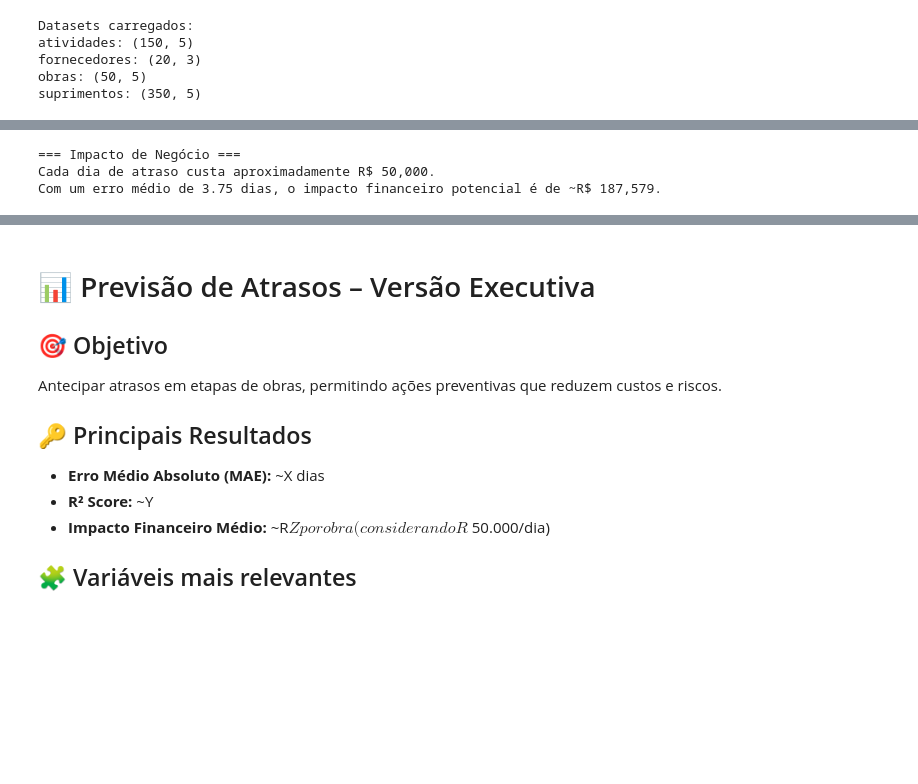
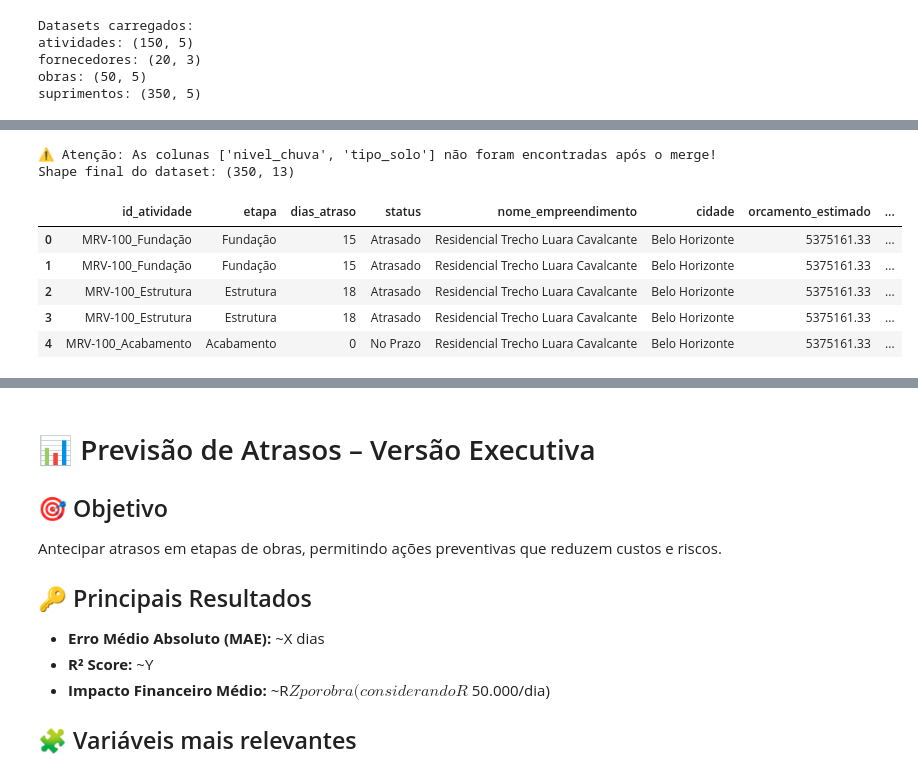
Before and after one commit to Santosdevbjj/analiseRiscosAtrasoObras, a Jupyter notebook: Notebooks/02_modelagem_preditiva.ipynb, the cells around one changed output, grey strips where cells are left out. Drawn from its saved outputs; the diff is of its cells as text; code cells hidden in the pictures; blank space fills up the shorter version.

```diff
--- a/Notebooks/02_modelagem_preditiva.ipynb
+++ b/Notebooks/02_modelagem_preditiva.ipynb
@@ -250,15 +141,53 @@ Top 10 Features mais importantes:
-# %%
-
-# ============================================================
-# 10. Impacto de Negócio
-# ============================================================
-custo_por_dia = 50000
-impacto_financeiro = mae * custo_por_dia
-
-print("=== Impacto de Negócio ===")
-print(f"Cada dia de atraso custa aproximadamente R$ {custo_por_dia:,.0f}.")
-print(f"Com um erro médio de {mae:.2f} dias, o impacto financeiro potencial é de ~R$ {impacto_financeiro:,.0f}.")
-# %% [output]
-=== Impacto de Negócio ===
-Cada dia de atraso custa aproximadamente R$ 50,000.
-Com um erro médio de 3.75 dias, o impacto financeiro potencial é de ~R$ 187,579.
+# %%
+# ============================================================
+# 3. Integração dos Dados (Consolidação Mestre)
+# ============================================================
+
+# 1. Unir Atividades com Obras
+# Isso traz as características do terreno (tipo_solo) e clima (nivel_chuva)
+df_mestre = atividades.merge(obras, on="id_obra", how="left", suffixes=('', '_obra'))
+
+# 2. Adicionar Suprimentos (Mapeia qual material/fornecedor está em cada atividade)
+# Usamos left join para não excluir atividades que ainda não tenham suprimentos lançados
+df_mestre = df_mestre.merge(suprimentos, on=["id_obra", "id_atividade"], how="left", suffixes=('', '_sup'))
+
+# 3. Adicionar Fornecedores (Traz o rating e a confiabilidade)
+df_mestre = df_mestre.merge(fornecedores, on="id_fornecedor", how="left", suffixes=('', '_forn'))
+
+# ------------------------------------------------------------
+# Limpeza Pós-Integração
+# ------------------------------------------------------------
+# Remove colunas duplicadas que podem ter surgido no merge (como 'cidade_obra')
+colunas_duplicadas = [c for c in df_mestre.columns if c.endswith('_obra') or c.endswith('_sup') or c.endswith('_forn')]
+df_mestre = df_mestre.drop(columns=colunas_duplicadas)
+
+# --- ADDED: Generate 'nivel_chuva' and 'tipo_solo' with placeholder values ---
+# These columns are new requirements for the model and are not in the raw CSVs.
+# We simulate them for the purpose of fixing the KeyError and allowing the pipeline to be built.
+# In a real scenario, these would come from an actual data source or a more sophisticated generation process.
+np.random.seed(42) # for reproducibility
+df_mestre['nivel_chuva'] = np.random.randint(50, 300, size=len(df_mestre))
+soil_types = ['Arenoso', 'Argiloso', 'Rochoso', 'Siltoso']
+df_mestre['tipo_solo'] = np.random.choice(soil_types, size=len(df_mestre))
+# --- END ADDED SECTION ---
+
+# Validação das colunas críticas para a IA
+colunas_alvo = ['nivel_chuva', 'tipo_solo', 'orcamento_estimado', 'rating_confiabilidade']
+missing = [c for c in colunas_alvo if c not in df_mestre.columns]
+
+if not missing:
+    print("✅ Integração concluída: Variáveis de Solo e Clima preservadas.")
+else:
+    print(f"⚠️ Atenção: As colunas {missing} não foram encontradas após o merge!")
+
+print(f"Shape final do dataset: {df_mestre.shape}")
+display(df_mestre.head())
+# %% [output]
+⚠️ Atenção: As colunas ['nivel_chuva', 'tipo_solo'] não foram encontradas após o merge!
+Shape final do dataset: (350, 13)
+|  | id_atividade | etapa | dias_atraso | status | nome_empreendimento | cidade | orcamento_estimado | ... |
+| 0 | MRV-100_Fundação | Fundação | 15 | Atrasado | Residencial Trecho Luara Cavalcante | Belo Horizonte | 5375161.33 | ... |
+| 1 | MRV-100_Fundação | Fundação | 15 | Atrasado | Residencial Trecho Luara Cavalcante | Belo Horizonte | 5375161.33 | ... |
+| 2 | MRV-100_Estrutura | Estrutura | 18 | Atrasado | Residencial Trecho Luara Cavalcante | Belo Horizonte | 5375161.33 | ... |
+| 3 | MRV-100_Estrutura | Estrutura | 18 | Atrasado | Residencial Trecho Luara Cavalcante | Belo Horizonte | 5375161.33 | ... |
+| 4 | MRV-100_Acabamento | Acabamento | 0 | No Prazo | Residencial Trecho Luara Cavalcante | Belo Horizonte | 5375161.33 | ... |
```
Also changed, not shown: parts of 28 cells of this notebook.
